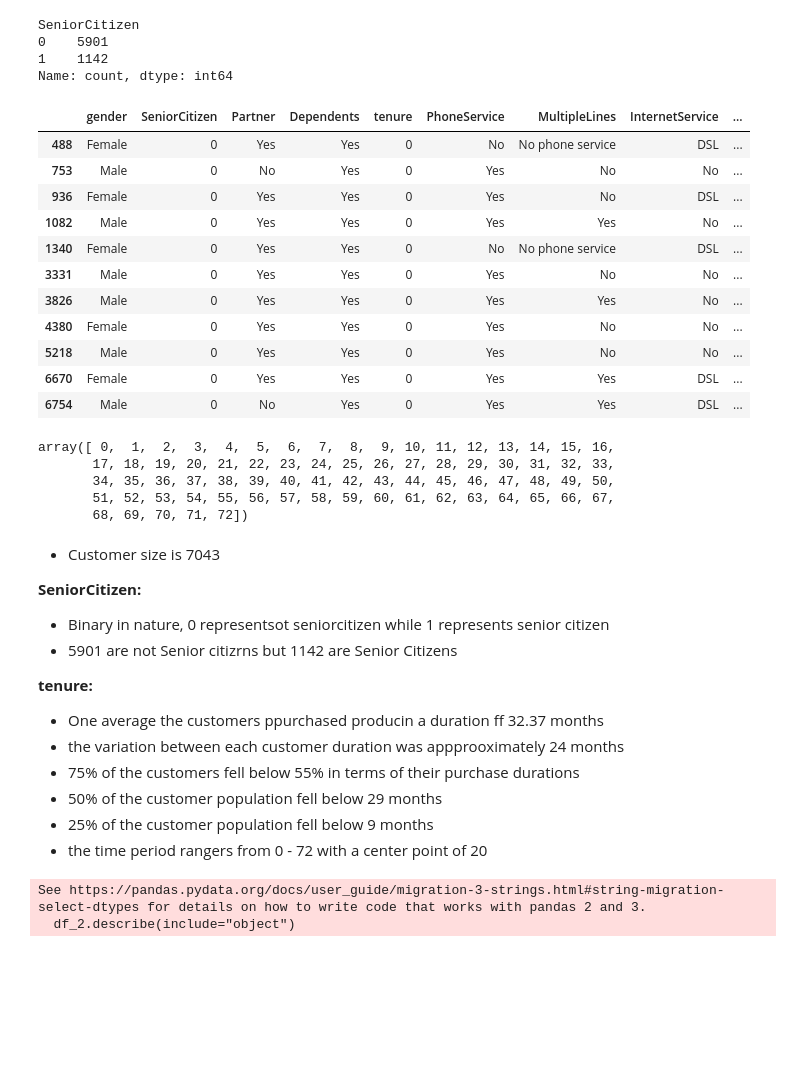
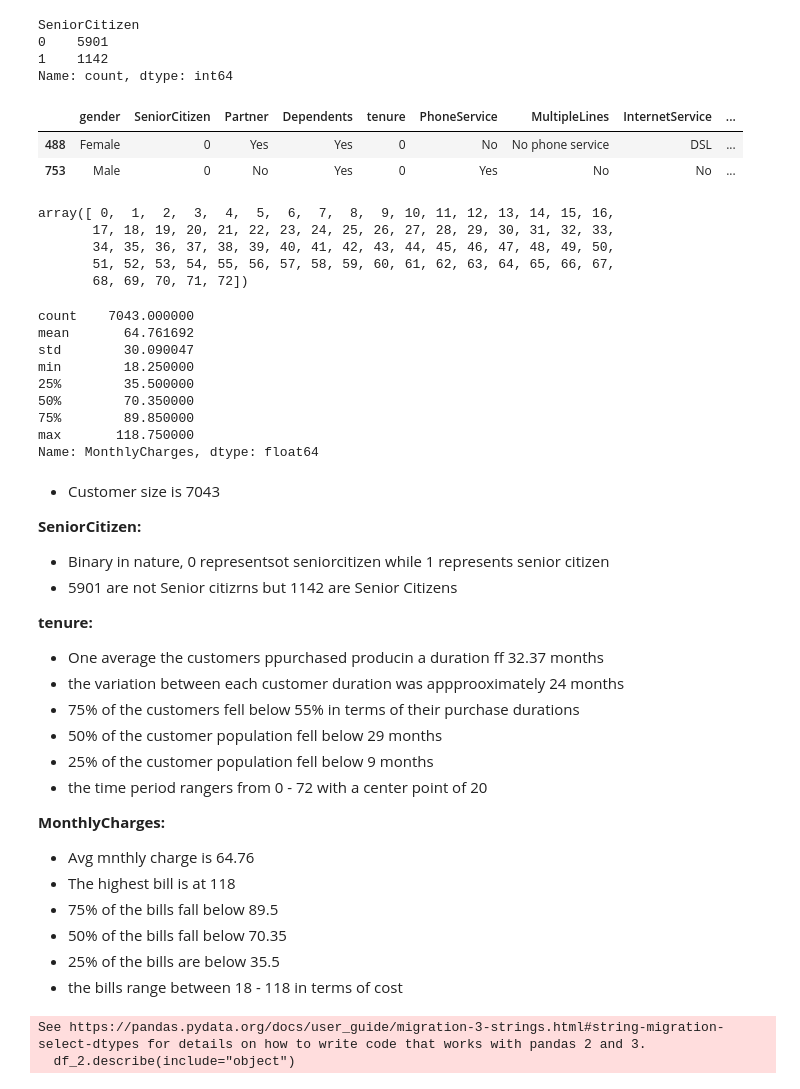
Before and after one commit to JosephRidge/DataToolDeployment101, a Jupyter notebook: notebook/app.ipynb, the cells around one changed output. Drawn from its saved outputs; the diff is of its cells as text; code cells hidden in the pictures; blank space fills up the shorter version.

```diff
--- a/notebook/app.ipynb
+++ b/notebook/app.ipynb
@@ -114,20 +117,11 @@ SeniorCitizen
 1    1142
 Name: count, dtype: int64
 # %%
-df_2[df_2["tenure"] == 0] # possible new customers
+df_2[df_2["tenure"] == 0].head(2) # possible new customers
 # %% [output]
 |  | gender | SeniorCitizen | Partner | Dependents | tenure | PhoneService | MultipleLines | InternetService | ... |
 | 488 | Female | 0 | Yes | Yes | 0 | No | No phone service | DSL | ... |
 | 753 | Male | 0 | No | Yes | 0 | Yes | No | No | ... |
-| 936 | Female | 0 | Yes | Yes | 0 | Yes | No | DSL | ... |
-| 1082 | Male | 0 | Yes | Yes | 0 | Yes | Yes | No | ... |
-| 1340 | Female | 0 | Yes | Yes | 0 | No | No phone service | DSL | ... |
-| 3331 | Male | 0 | Yes | Yes | 0 | Yes | No | No | ... |
-| 3826 | Male | 0 | Yes | Yes | 0 | Yes | Yes | No | ... |
-| 4380 | Female | 0 | Yes | Yes | 0 | Yes | No | No | ... |
-| 5218 | Male | 0 | Yes | Yes | 0 | Yes | No | No | ... |
-| 6670 | Female | 0 | Yes | Yes | 0 | Yes | Yes | DSL | ... |
-| 6754 | Male | 0 | No | Yes | 0 | Yes | Yes | DSL | ... |
 # %%
 tenures = df_2["tenure"].unique()
 tenures.sort()
@@ -138,6 +132,18 @@ array([ 0,  1,  2,  3,  4,  5,  6,  7,  8,  9, 10, 11, 12, 13, 14, 15, 16,
        34, 35, 36, 37, 38, 39, 40, 41, 42, 43, 44, 45, 46, 47, 48, 49, 50,
        51, 52, 53, 54, 55, 56, 57, 58, 59, 60, 61, 62, 63, 64, 65, 66, 67,
        68, 69, 70, 71, 72])
+# %%
+df_2.MonthlyCharges.describe()
+# %% [output]
+count    7043.000000
+mean       64.761692
+std        30.090047
+min        18.250000
+25%        35.500000
+50%        70.350000
+75%        89.850000
+max       118.750000
+Name: MonthlyCharges, dtype: float64
 # %% [markdown]
 - Customer size is 7043
 
@@ -152,6 +158,14 @@ array([ 0,  1,  2,  3,  4,  5,  6,  7,  8,  9, 10, 11, 12, 13, 14, 15, 16,
 - 50% of the customer population fell below 29 months
 - 25% of the customer population fell below 9 months
 - the time period rangers from 0 - 72 with a center point of 20
+
+**MonthlyCharges:**
+- Avg mnthly charge is 64.76
+- The highest bill is at 118
+- 75% of the bills fall below 89.5
+- 50% of the bills fall below 70.35
+- 25% of the bills are below 35.5
+- the bills range between 18 - 118 in terms of cost
 # %%
 df_2.describe(include="object")
 # %% [output]
```
Also changed, not shown: parts of 23 cells of this notebook.
